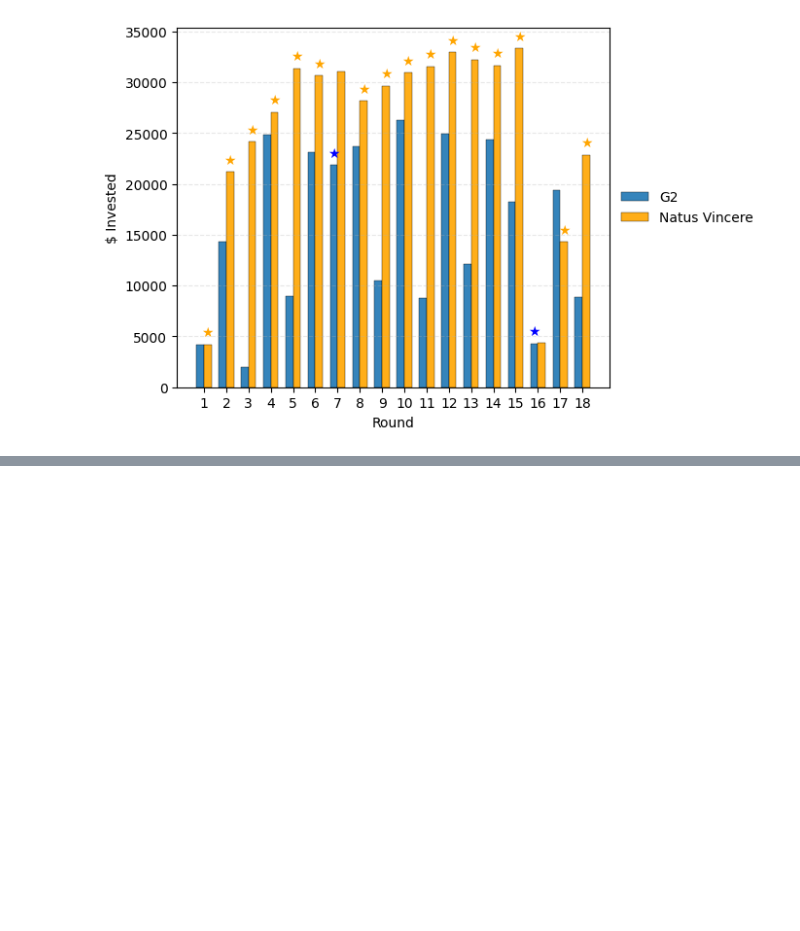
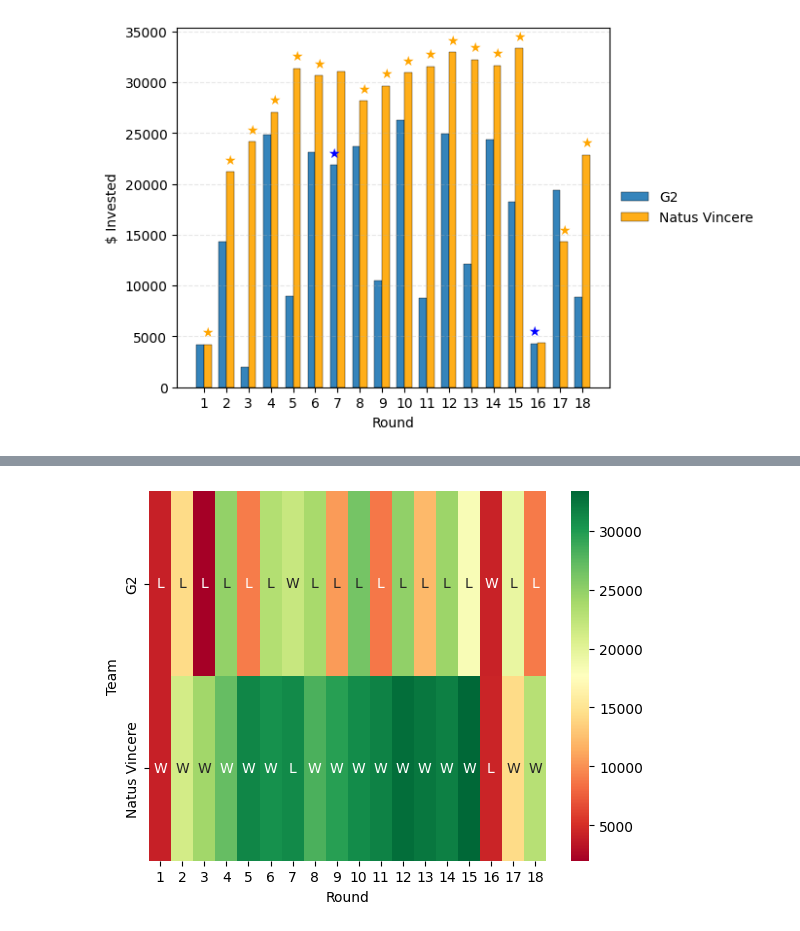
Before and after one commit to ValDevelopment/CS-GO-Team-Economy, a Jupyter notebook: notebooks/.notebook/01_data_overview_viz.ipynb, the cells around one changed output, grey strips where cells are left out. Drawn from its saved outputs; the diff is of its cells as text; code cells hidden in the pictures; blank space fills up the shorter version.

```diff
--- a/notebooks/.notebook/01_data_overview_viz.ipynb
+++ b/notebooks/.notebook/01_data_overview_viz.ipynb
@@ -59,3 +61,6 @@ t2_econ.index = t2_econ.index.str.replace("_t1", "", regex=False)
+# %%
+round_cols = [f"{i}_winner" for i in range(1, 31)]
+round_results = econ_results_filtered.loc[map -1, round_cols].dropna()
 # %%
 x = np.arange(len(t1_econ)) *1.5
 
@@ -90,0 +128,24 @@ for i in range(len(t1_econ)):
+# %%
+econ_data_arr = np.array([t1_econ, t2_econ]).astype("int")
+
+t1_rounds = []
+t2_rounds = []
+
+for i in range(len(round_results)):
+    winner = econ_results_merged.loc[map -1, f"{i+1}_winner"]
+    if winner == 1:
+        t1_rounds.append("W")
+        t2_rounds.append("L")
+    elif winner == 2:
+        t2_rounds.append("W")
+        t1_rounds.append("L")
+
+
+winners_arr = np.array([t1_rounds, t2_rounds])
+y_labels = [econ_results_filtered.loc[0, "team_1_x"], econ_results_filtered.loc[0, "team_2_x"]]
+sns.heatmap(econ_data_arr, annot= winners_arr, fmt = "", cmap= "RdYlGn", yticklabels=y_labels, xticklabels = np.arange(len(t1_econ)) +1)
+plt.xlabel("Round")
+plt.ylabel("Team")
+plt.show()
+# %% [output]
+[figure, added]
```
Also changed, not shown: parts of 8 cells of this notebook, 1 other file.
